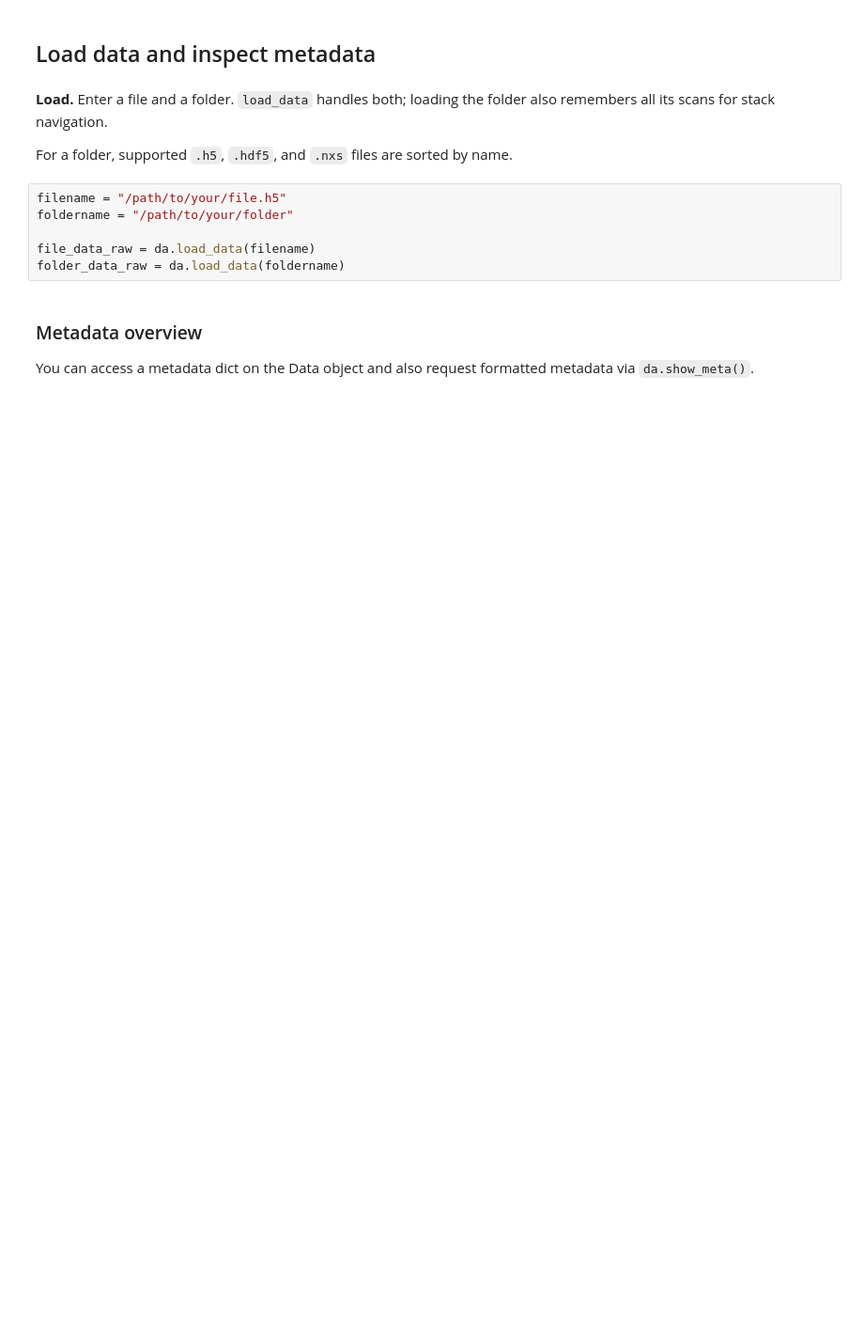
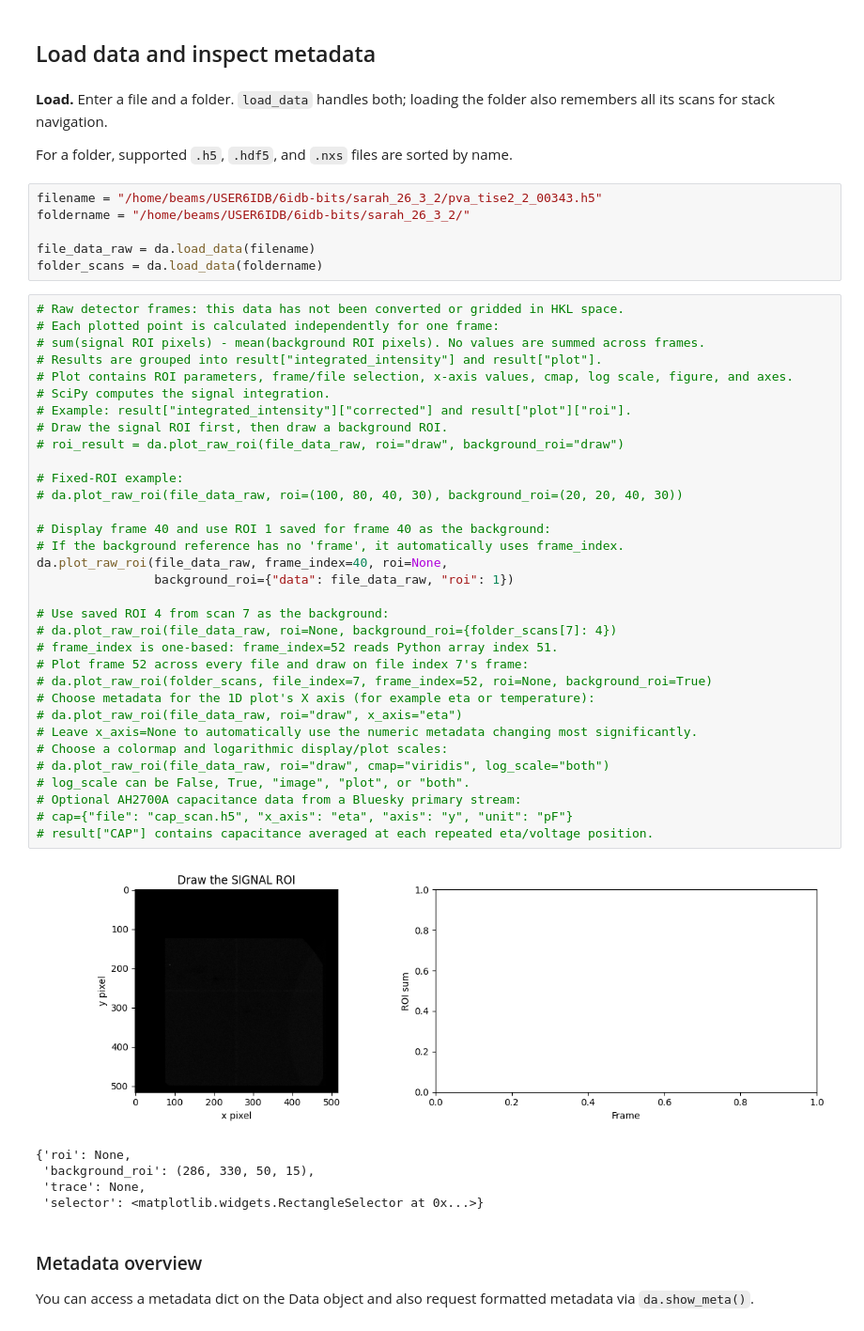
Before and after one commit to AdvancedPhotonSource/DashPVA, a Jupyter notebook: notebooks/DashAnalysis_Quickstart.ipynb, the cells around one changed output. Shown at 94% size. Cells and saved outputs as stored; diff of their text form; blank space fills up the shorter version.

```diff
--- a/notebooks/DashAnalysis_Quickstart.ipynb
+++ b/notebooks/DashAnalysis_Quickstart.ipynb
@@ -32,11 +35,50 @@ da = DashAnalysis()
 
 For a folder, supported `.h5`, `.hdf5`, and `.nxs` files are sorted by name.
 # %%
-filename = "/path/to/your/file.h5"
-foldername = "/path/to/your/folder"
+filename = "/home/beams/USER6IDB/6idb-bits/sarah_26_3_2/pva_tise2_2_00343.h5"
+foldername = "/home/beams/USER6IDB/6idb-bits/sarah_26_3_2/"
 
 file_data_raw = da.load_data(filename)
-folder_data_raw = da.load_data(foldername)
+folder_scans = da.load_data(foldername)
+# %%
+# Raw detector frames: this data has not been converted or gridded in HKL space.
+# Each plotted point is calculated independently for one frame:
+# sum(signal ROI pixels) - mean(background ROI pixels). No values are summed across frames.
+# Results are grouped into result["integrated_intensity"] and result["plot"].
+# Plot contains ROI parameters, frame/file selection, x-axis values, cmap, log scale, figure, and axes.
+# SciPy computes the signal integration.
+# Example: result["integrated_intensity"]["corrected"] and result["plot"]["roi"].
+# Draw the signal ROI first, then draw a background ROI.
+# roi_result = da.plot_raw_roi(file_data_raw, roi="draw", background_roi="draw")
+
+# Fixed-ROI example:
+# da.plot_raw_roi(file_data_raw, roi=(100, 80, 40, 30), background_roi=(20, 20, 40, 30))
+
+# Display frame 40 and use ROI 1 saved for frame 40 as the background:
+# If the background reference has no 'frame', it automatically uses frame_index.
+da.plot_raw_roi(file_data_raw, frame_index=40, roi=None,
+                background_roi={"data": file_data_raw, "roi": 1})
+
+# Use saved ROI 4 from scan 7 as the background:
+# da.plot_raw_roi(file_data_raw, roi=None, background_roi={folder_scans[7]: 4})
+# frame_index is one-based: frame_index=52 reads Python array index 51.
+# Plot frame 52 across every file and draw on file index 7's frame:
+# da.plot_raw_roi(folder_scans, file_index=7, frame_index=52, roi=None, background_roi=True)
+# Choose metadata for the 1D plot's X axis (for example eta or temperature):
+# da.plot_raw_roi(file_data_raw, roi="draw", x_axis="eta")
+# Leave x_axis=None to automatically use the numeric metadata changing most significantly.
+# Choose a colormap and logarithmic display/plot scales:
+# da.plot_raw_roi(file_data_raw, roi="draw", cmap="viridis", log_scale="both")
+# log_scale can be False, True, "image", "plot", or "both".
+# Optional AH2700A capacitance data from a Bluesky primary stream:
+# cap={"file": "cap_scan.h5", "x_axis": "eta", "axis": "y", "unit": "pF"}
+# result["CAP"] contains capacitance averaged at each repeated eta/voltage position.
+# %% [output]
+[figure, added]
+{'roi': None,
+ 'background_roi': (286, 330, 50, 15),
+ 'trace': None,
+ 'selector': <matplotlib.widgets.RectangleSelector at 0x...>}
 # %% [markdown]
 ### Metadata overview
 
```
Also changed, not shown: parts of 25 cells of this notebook.
